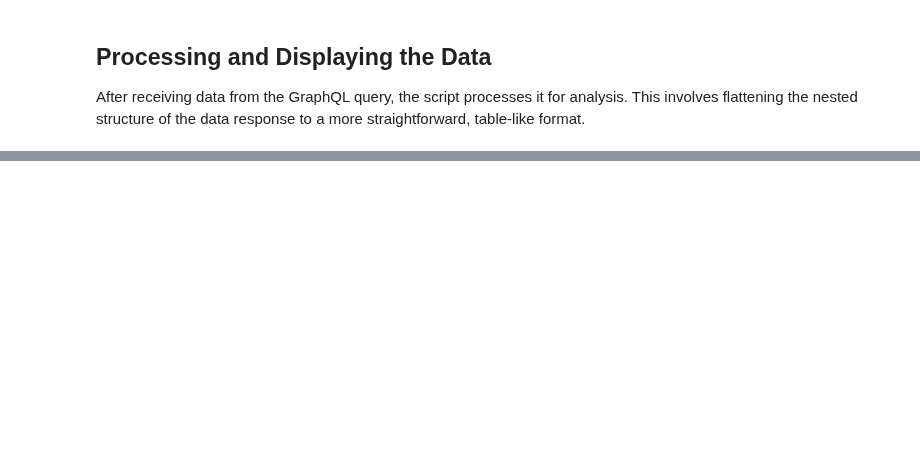
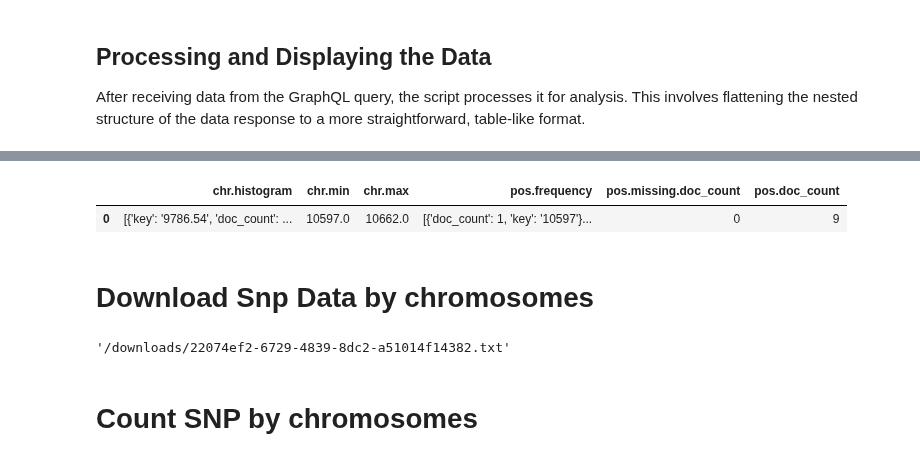
Before and after one commit to USCbiostats/annoq-api-v2, a Jupyter notebook: demo/usage.ipynb, the cells around one changed output, grey strips where cells are left out. Saved outputs shown, nothing was run; the diff lists cells and outputs as text; code cells hidden in the pictures; blank space fills up the shorter version.

```diff
--- a/demo/usage.ipynb
+++ b/demo/usage.ipynb
@@ -108,0 +179,31 @@ snp_df
+# %%
+query = """
+query myQuery {
+  GetAggsByChromosome(chr: "2", end: 100000, start: 10) {
+    chr {
+      histogram {
+        key
+        doc_count
+      }
+      min
+      max
+    }
+    pos {
+      frequency {
+        doc_count
+        key
+      }
+      missing {
+        doc_count
+      }
+      doc_count
+    }
+  }
+}
+"""
+
+response = requests.post(f"{BASE_URL}{GRAPHQL_ENDPOINT}", json={'query': query})
+
+data = json.loads(response.text)
+aggs_by_chromosome = data['data']['GetAggsByChromosome']
+aggs_by_chromosome
@@ -108,0 +228,31 @@ snp_df
+# %%
+flattened_data = pd.json_normalize(aggs_by_chromosome, max_level=4)
+snp_df = pd.DataFrame(flattened_data)
+snp_df
+# %% [output]
+|  | chr.histogram | chr.min | chr.max | pos.frequency | pos.missing.doc_count | pos.doc_count |
+| 0 | [{'key': '9786.54', 'doc_count': ... | 10597.0 | 10662.0 | [{'doc_count': 1, 'key': '10597'}... | 0 | 9 |
+# %% [markdown]
+# Download Snp Data by chromosomes
+# %%
+query = """
+query myQuery {
+  DownloadSNPsByChromosome(
+    chr: "2"
+    end: 1000000
+    fields: ["chr", "pos", "ref"]
+    start: 10
+    page_args: {from_: 2, size: 2}
+  )
+}
+"""
+
+response = requests.post(f"{BASE_URL}{GRAPHQL_ENDPOINT}", json={'query': query})
+
+data = json.loads(response.text)
+download_by_chromosome = data['data']['DownloadSNPsByChromosome']
+download_by_chromosome
+# %% [output]
+'/downloads/22074ef2-6729-4839-8dc2-a51014f14382.txt'
+# %% [markdown]
+# Count SNP by chromosomes
```
Also changed, not shown: parts of 14 cells of this notebook.
